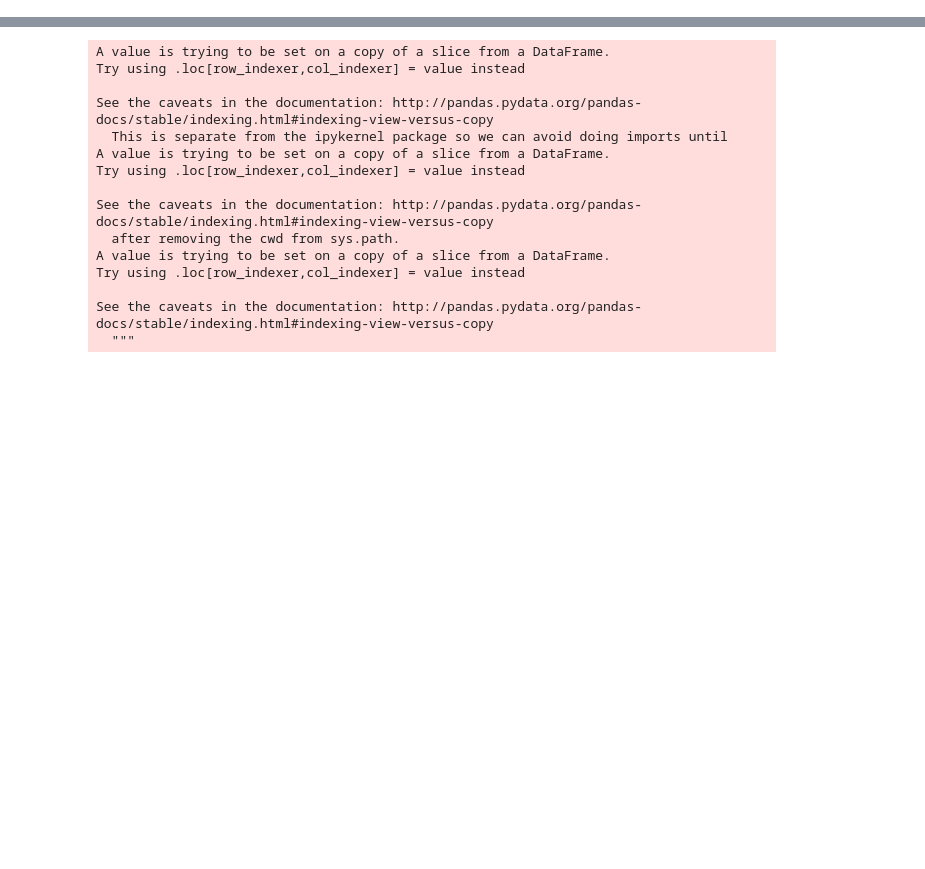
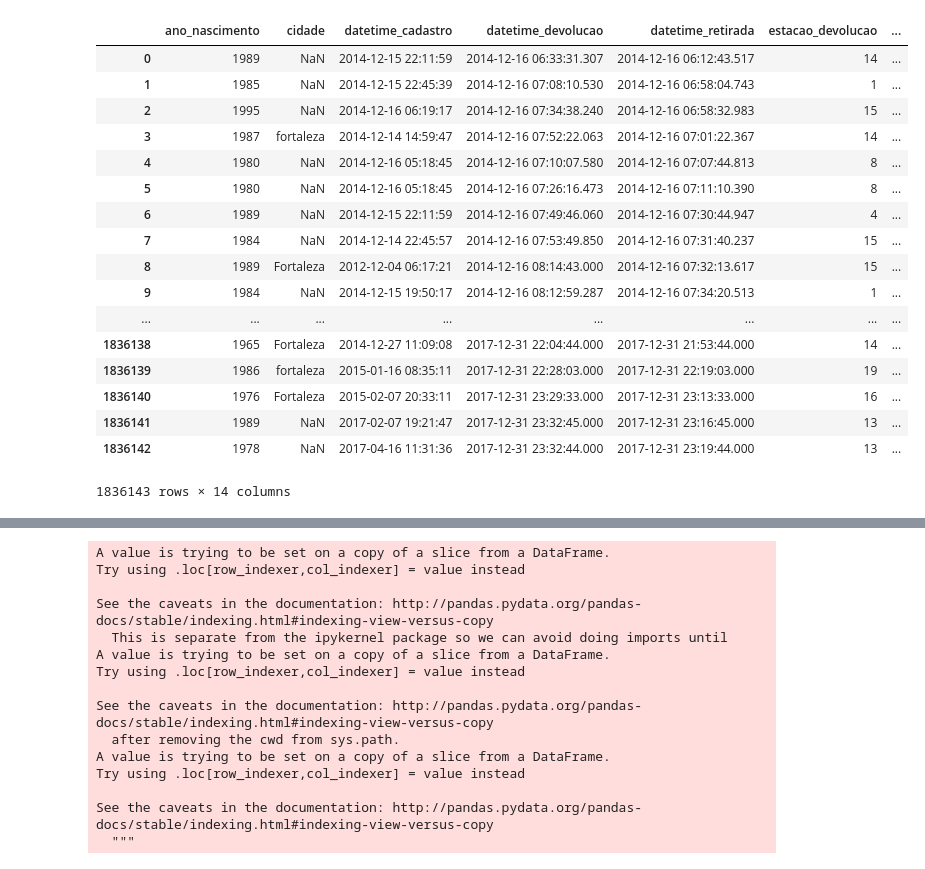
Before and after one commit to omadson/PhD, a Jupyter notebook: notebooks/create_new_datasets.ipynb, the cells around one changed output, grey strips where cells are left out. Drawn from its saved outputs; the diff is of its cells as text; code cells hidden in the pictures; blank space fills up the shorter version.

```diff
--- a/notebooks/create_new_datasets.ipynb
+++ b/notebooks/create_new_datasets.ipynb
@@ -22,0 +88,21 @@ To retain the current behavior and silence the warning, pass sort=False
+# %%
+all_data
+# %% [output]
+|  | ano_nascimento | cidade | datetime_cadastro | datetime_devolucao | datetime_retirada | estacao_devolucao | ... |
+| 0 | 1989 | NaN | 2014-12-15 22:11:59 | 2014-12-16 06:33:31.307 | 2014-12-16 06:12:43.517 | 14 | ... |
+| 1 | 1985 | NaN | 2014-12-15 22:45:39 | 2014-12-16 07:08:10.530 | 2014-12-16 06:58:04.743 | 1 | ... |
+| 2 | 1995 | NaN | 2014-12-16 06:19:17 | 2014-12-16 07:34:38.240 | 2014-12-16 06:58:32.983 | 15 | ... |
+| 3 | 1987 | fortaleza | 2014-12-14 14:59:47 | 2014-12-16 07:52:22.063 | 2014-12-16 07:01:22.367 | 14 | ... |
+| 4 | 1980 | NaN | 2014-12-16 05:18:45 | 2014-12-16 07:10:07.580 | 2014-12-16 07:07:44.813 | 8 | ... |
+| 5 | 1980 | NaN | 2014-12-16 05:18:45 | 2014-12-16 07:26:16.473 | 2014-12-16 07:11:10.390 | 8 | ... |
+| 6 | 1989 | NaN | 2014-12-15 22:11:59 | 2014-12-16 07:49:46.060 | 2014-12-16 07:30:44.947 | 4 | ... |
+| 7 | 1984 | NaN | 2014-12-14 22:45:57 | 2014-12-16 07:53:49.850 | 2014-12-16 07:31:40.237 | 15 | ... |
+| 8 | 1989 | Fortaleza | 2012-12-04 06:17:21 | 2014-12-16 08:14:43.000 | 2014-12-16 07:32:13.617 | 15 | ... |
+| 9 | 1984 | NaN | 2014-12-15 19:50:17 | 2014-12-16 08:12:59.287 | 2014-12-16 07:34:20.513 | 1 | ... |
+| ... | ... | ... | ... | ... | ... | ... | ... |
+| 1836138 | 1965 | Fortaleza | 2014-12-27 11:09:08 | 2017-12-31 22:04:44.000 | 2017-12-31 21:53:44.000 | 14 | ... |
+| 1836139 | 1986 | fortaleza | 2015-01-16 08:35:11 | 2017-12-31 22:28:03.000 | 2017-12-31 22:19:03.000 | 19 | ... |
+| 1836140 | 1976 | Fortaleza | 2015-02-07 20:33:11 | 2017-12-31 23:29:33.000 | 2017-12-31 23:13:33.000 | 16 | ... |
+| 1836141 | 1989 | NaN | 2017-02-07 19:21:47 | 2017-12-31 23:32:45.000 | 2017-12-31 23:16:45.000 | 13 | ... |
+| 1836142 | 1978 | NaN | 2017-04-16 11:31:36 | 2017-12-31 23:32:44.000 | 2017-12-31 23:19:44.000 | 13 | ... |
+1836143 rows × 14 columns
```
Also changed, not shown: parts of 10 cells of this notebook, 21 other files.
